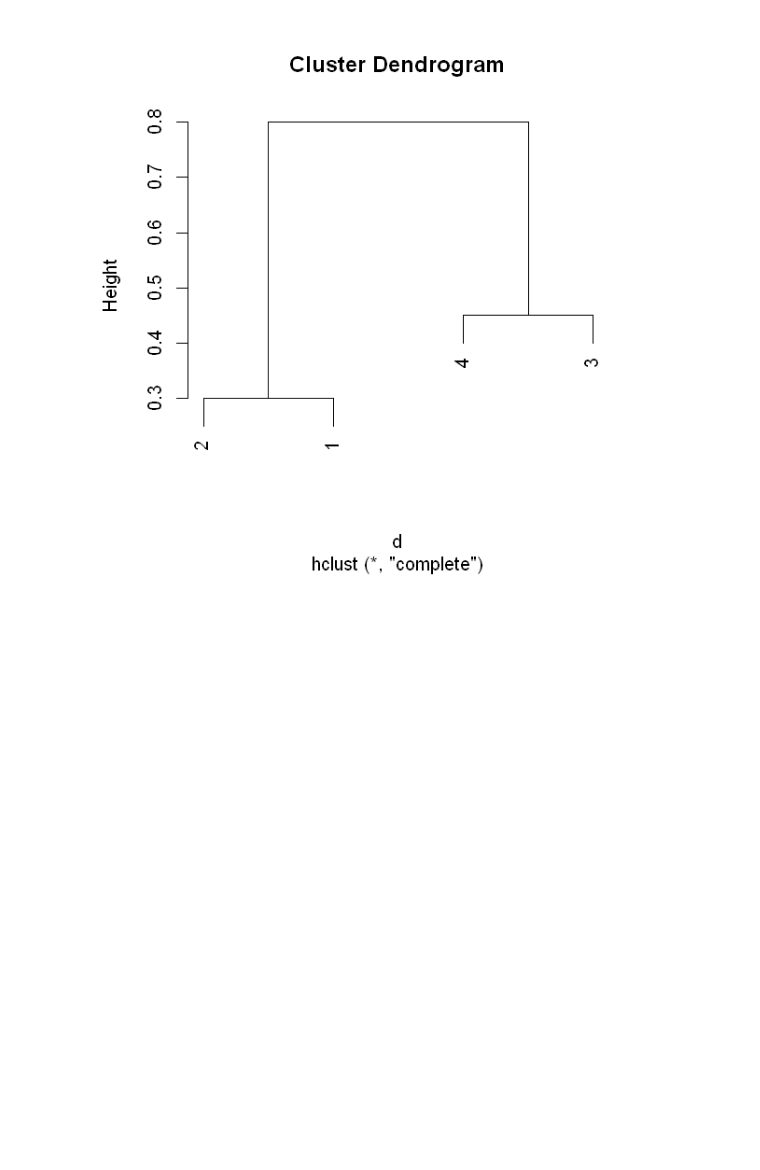
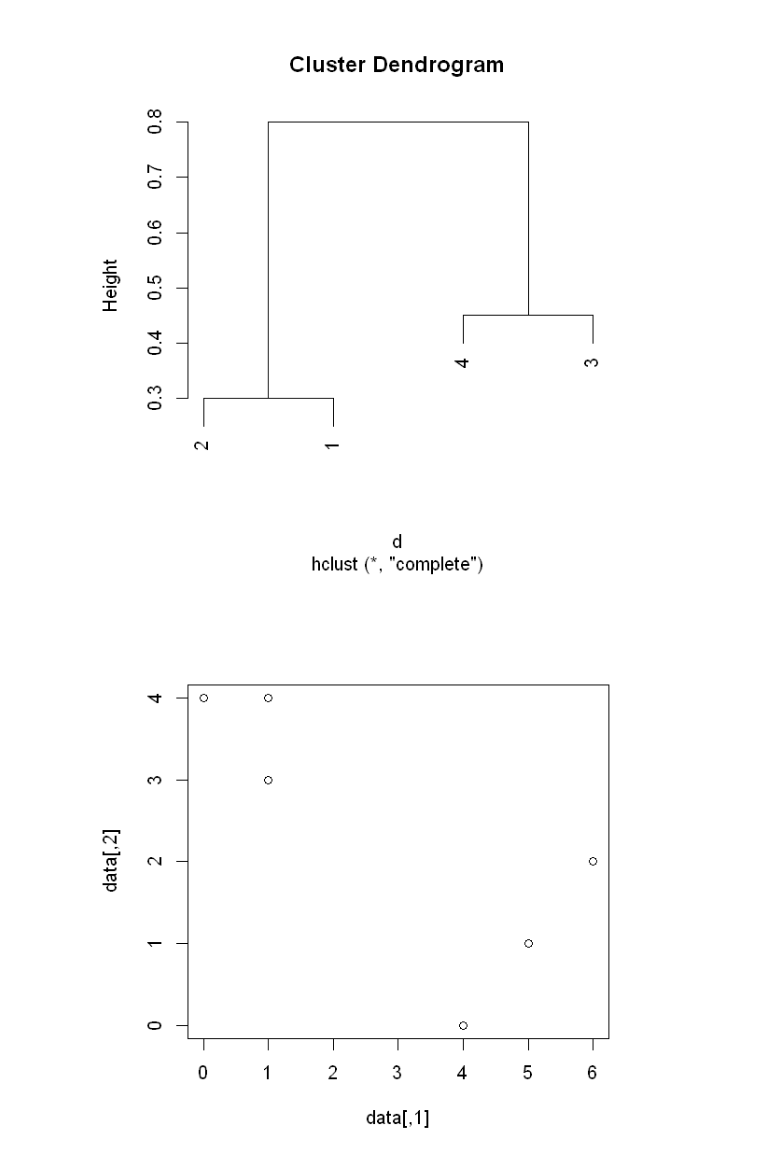
Before and after one commit to yellowmeteor/met_python.github.io, a Jupyter notebook: ISLR/10_Unsupervized_Learning.ipynb, the cells around one changed output. Drawn from its saved outputs; the diff is of its cells as text; code cells hidden in the pictures; blank space fills up the shorter version.

```diff
--- a/ISLR/10_Unsupervized_Learning.ipynb
+++ b/ISLR/10_Unsupervized_Learning.ipynb
@@ -513,3 +513,10 @@ plot(hclust(d, method='single'))
 plot(hclust(d, method='complete'), labels=c(2, 1, 4, 3))
 # %% [output]
 [figure]
+# %%
+# 3. (a)
+data = matrix(c(1, 1, 0, 5, 6, 4, 4, 3, 4, 1, 2, 0), ncol = 2)
+options(repr.plot.width=5, repr.plot.height=5) # jupyter用
+plot(data)
+# %% [output]
+[figure, added]
```
Also changed, not shown: parts of 8 cells of this notebook.
